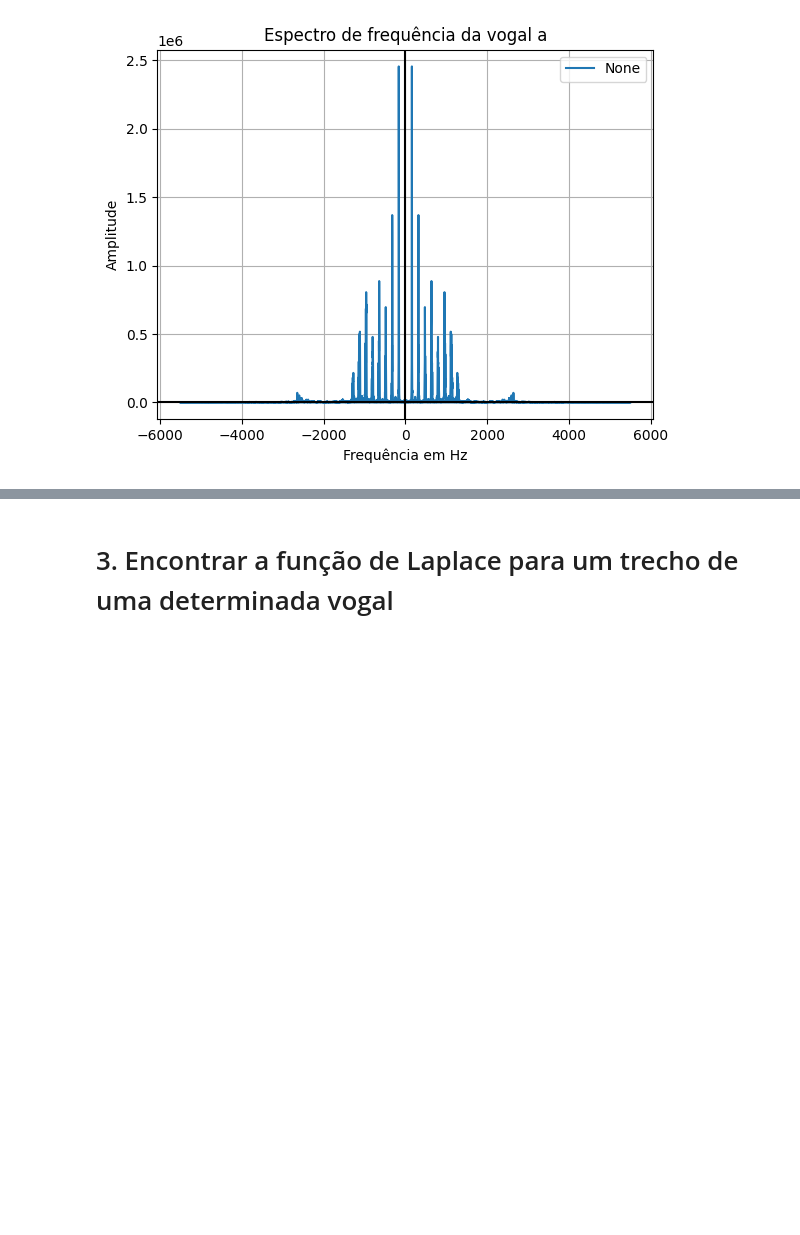
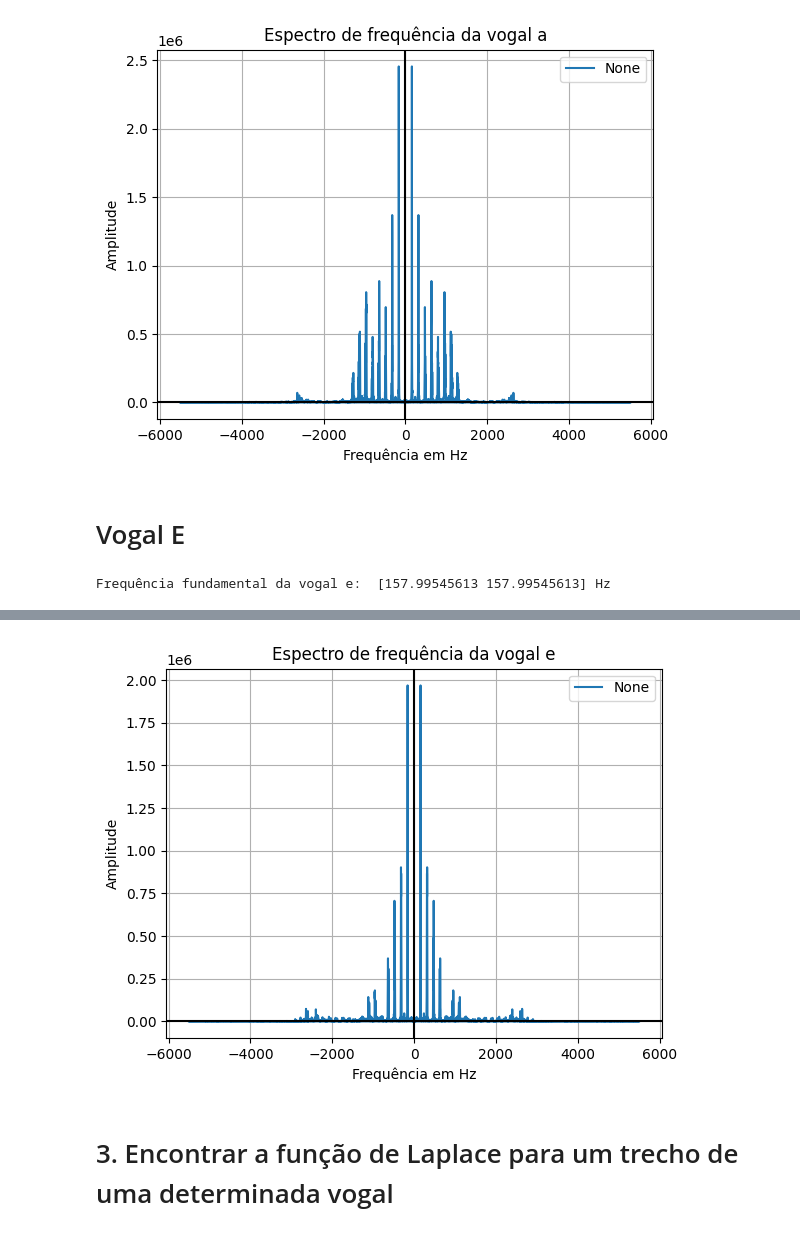
Before and after one commit to Rubiozito/Sistemas-e-Sinais, a Jupyter notebook: Trabalho_Final_sinais/Tfinal_sinais.ipynb, the cells around one changed output, grey strips where cells are left out. Saved outputs shown, nothing was run; the diff lists cells and outputs as text; code cells hidden in the pictures; blank space fills up the shorter version.

Commit message:
frequencia fundamental vogal E

```diff
--- a/Trabalho_Final_sinais/Tfinal_sinais.ipynb
+++ b/Trabalho_Final_sinais/Tfinal_sinais.ipynb
@@ -55,13 +67,26 @@ fs_e, Vg_e = wav.read('2 - Fourier_Vogais_e.wav')
 # %%
+#Vogal A
 Na = len(Vg_a) #numero de pontos na vogal
 T1 = 1/fs_a #periodo da amostra
 Ta = (Na-1)*T1 #tempo total da vogal
 Pico_a = max(abs(Vg_a)) #valor maximo da vogal
 temp_a = np.linspace(0, Ta, Na) #vetor de tempo da vogal
 
-# Janelamento da vogal A
-Jh_a = np.hamming(Na) #janela de hamming
-Vg_ap = Vg_a*Jh_a #sinal janelado
+#Vogal E
+Ne = len(Vg_e) #numero de pontos na vogal
+T1 = 1/fs_e #periodo da amostra
+Te = (Ne-1)*T1 #tempo total da vogal
+Pico_e = max(abs(Vg_e)) #valor maximo da vogal
+temp_e = np.linspace(0, Te, Ne) #vetor de tempo da vogal
+# %%
+
+# Janelamento da vogal A
+Jh_a = np.hamming(Na) #janela de hamming
+Vg_ap = Vg_a*Jh_a #sinal janelado
+
+# Janelamento da vogal E
+Jh_e = np.hamming(Ne) #janela de hamming
+Vg_ep = Vg_e*Jh_e #sinal janelado
 # %% [markdown]
 # 2. Encontrar a frequência fundamental de cada vogal
 # %% [markdown]
@@ -76,3 +101,13 @@ plotar_grafico(freq_a, abs(Fourier_a), 'Espectro de frequência da vogal a', lab
 Frequência fundamental da vogal a:  [160.24709302] Hz
 <module 'matplotlib.pyplot' from 'c:\\Users\\rafae\\AppData\\Local\\Programs\\Python\\Python310\\lib\\site-packages\\matplotlib\\pyplot.py'>
 [figure]
+# %% [markdown]
+# Vogal E
+# %%
+Fourier_e = np.fft.fft(Vg_ep) #transformada de fourier
+freq_e = np.fft.fftfreq(Ne, T1) #vetor de frequencia
+frequencia_fund_vge = abs(freq_e[np.where(abs(Fourier_e) == max(abs(Fourier_e)))]) #frequencia fundamental da vogal e
+print('Frequência fundamental da vogal e: ', frequencia_fund_vge, 'Hz')
+plotar_grafico(freq_e, abs(Fourier_e), 'Espectro de frequência da vogal e', label_x='Frequência em Hz', label_y='Amplitude')
+# %% [output]
+Frequência fundamental da vogal e:  [157.99545613 157.99545613] Hz
@@ -79,2 +115,3 @@ Frequência fundamental da vogal a:  [160.24709302] Hz
+[figure, added]
 # %% [markdown]
 # 3. Encontrar a função de Laplace para um trecho de uma determinada vogal
```
Also changed, not shown: parts of 6 cells of this notebook.
